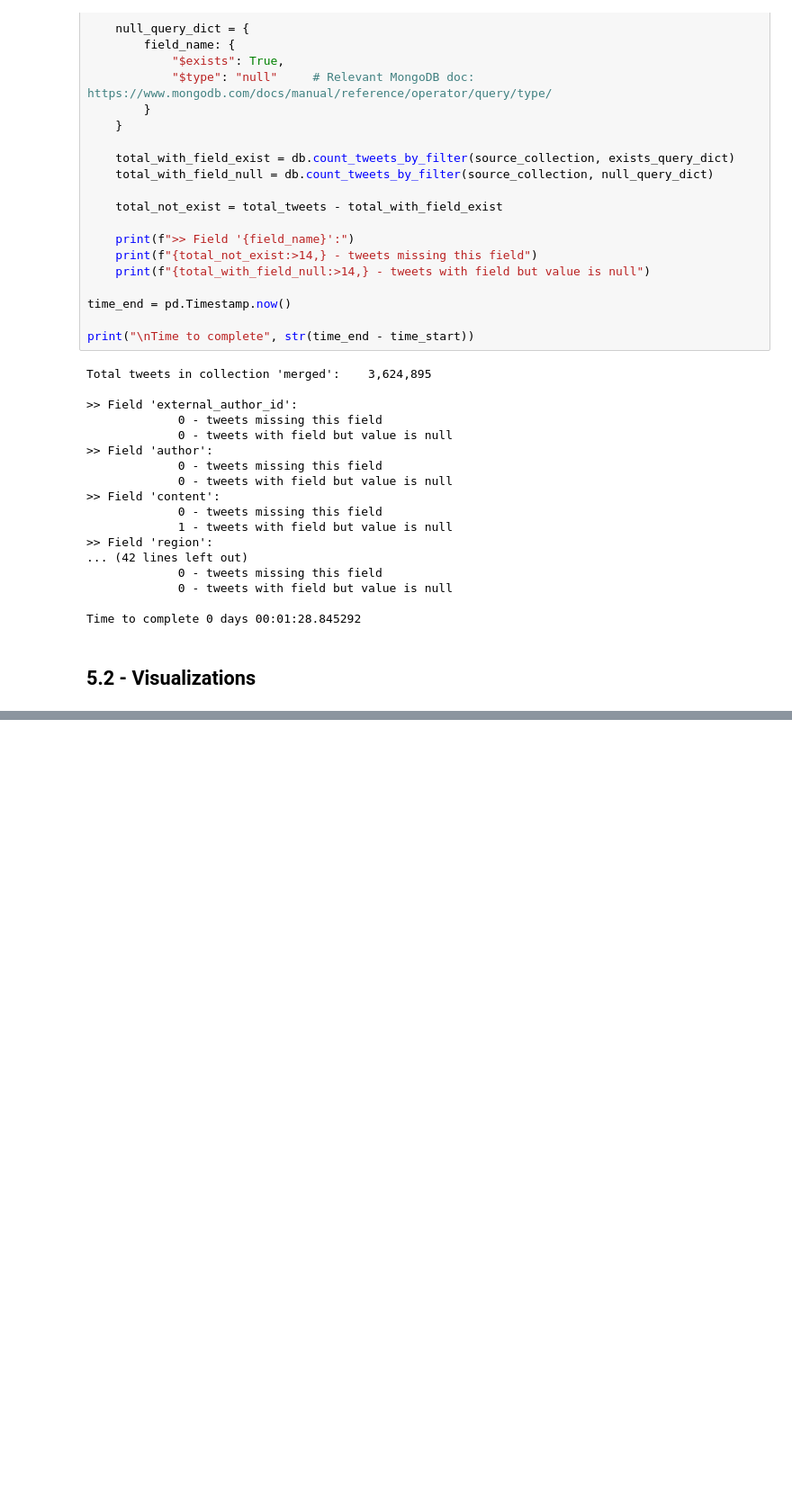
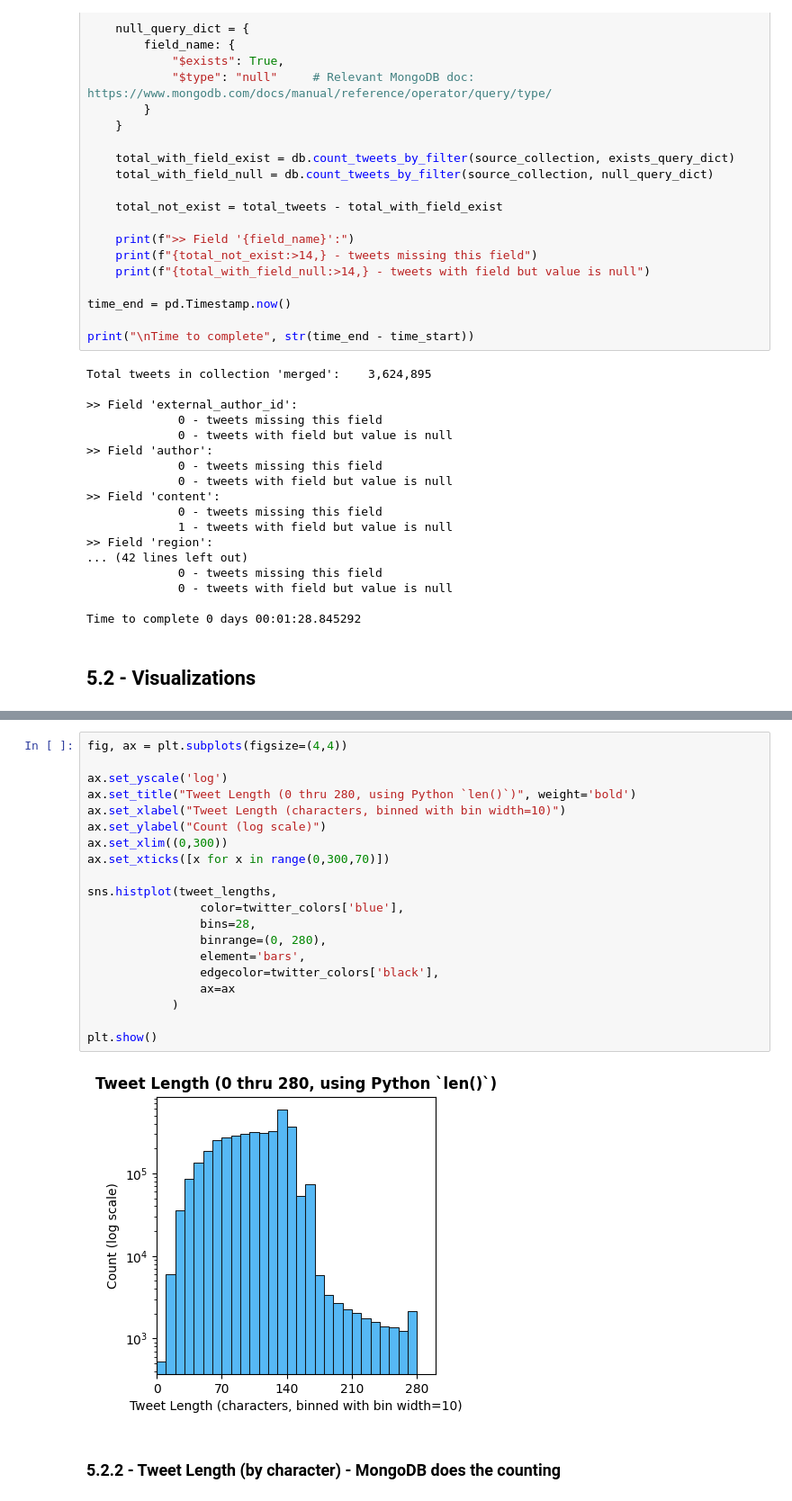
Before and after one commit to disinfo-detectors/ttt_pymongo, a Jupyter notebook: src/01_merge_and_preprocess.ipynb, the cells around one changed output, grey strips where cells are left out. Shown: that part at 90% size. Drawn from its saved outputs; the diff is of its cells as text; blank space fills up the shorter version.

```diff
--- a/src/01_merge_and_preprocess.ipynb
+++ b/src/01_merge_and_preprocess.ipynb
@@ -1040,0 +1069,24 @@ plt.show()
+# %%
+fig, ax = plt.subplots(figsize=(4,4))
+
+ax.set_yscale('log')
+ax.set_title("Tweet Length (0 thru 280, using Python `len()`)", weight='bold')
+ax.set_xlabel("Tweet Length (characters, binned with bin width=10)")
+ax.set_ylabel("Count (log scale)")
+ax.set_xlim((0,300))
+ax.set_xticks([x for x in range(0,300,70)])
+
+sns.histplot(tweet_lengths,
+                color=twitter_colors['blue'],
+                bins=28,
+                binrange=(0, 280),
+                element='bars',
+                edgecolor=twitter_colors['black'],
+                ax=ax
+            )
+
+plt.show()
+# %% [output]
+[figure, added]
+# %% [markdown]
+### 5.2.2 - Tweet Length (by character) - MongoDB does the counting
```
Also changed, not shown: parts of 6 cells of this notebook.
